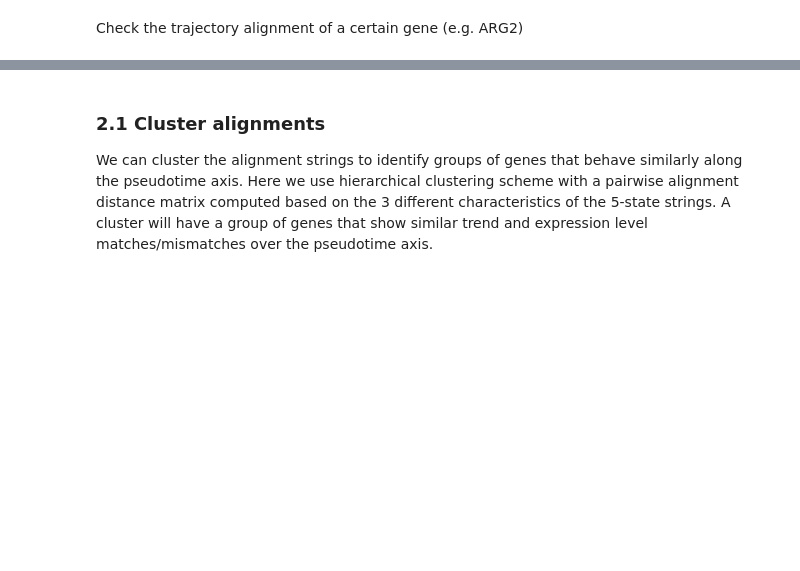
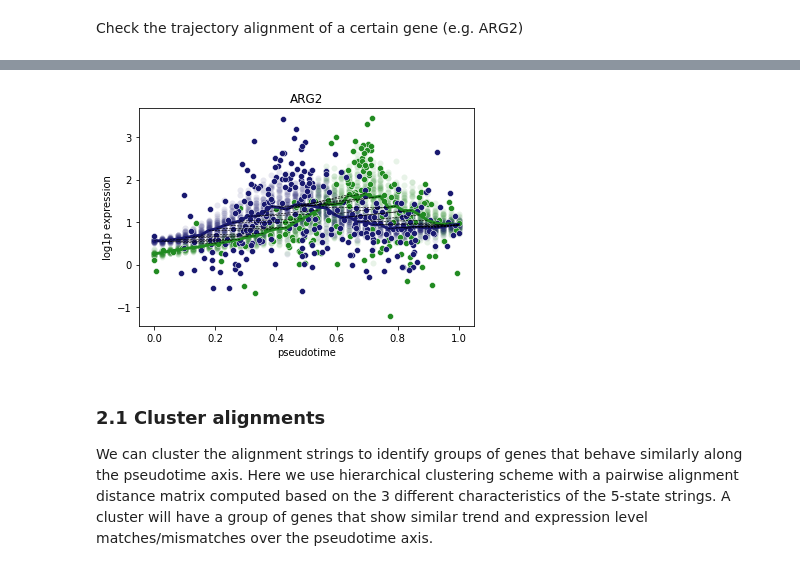
Before and after one commit to Teichlab/Genes2Genes, a Jupyter notebook: notebooks/OrgAlignTutorialNotebook_25102022.ipynb, the cells around one changed output, grey strips where cells are left out. Saved outputs shown, nothing was run; the diff lists cells and outputs as text; code cells hidden in the pictures; blank space fills up the shorter version.

```diff
--- a/notebooks/OrgAlignTutorialNotebook_25102022.ipynb
+++ b/notebooks/OrgAlignTutorialNotebook_25102022.ipynb
@@ -250,3 +256,8 @@ w.r.t query:  100.0 %
+# %%
+aligner.results_map[gene].plotTimeSeriesAlignment()
+aligner.results_map[gene].plotTimeSeries(aligner, plot_cells=True)
+# %% [output]
+[figure, added]
 # %% [markdown]
 ### 2.1 Cluster alignments
 We can cluster the alignment strings to identify groups of genes that behave similarly along the pseudotime axis. Here we use hierarchical clustering scheme with a pairwise alignment distance matrix computed based on the 3 different characteristics of the 5-state strings. A cluster will have a group of genes that show similar trend and expression level matches/mismatches over the pseudotime axis.
```
Also changed, not shown: parts of 61 cells of this notebook.
